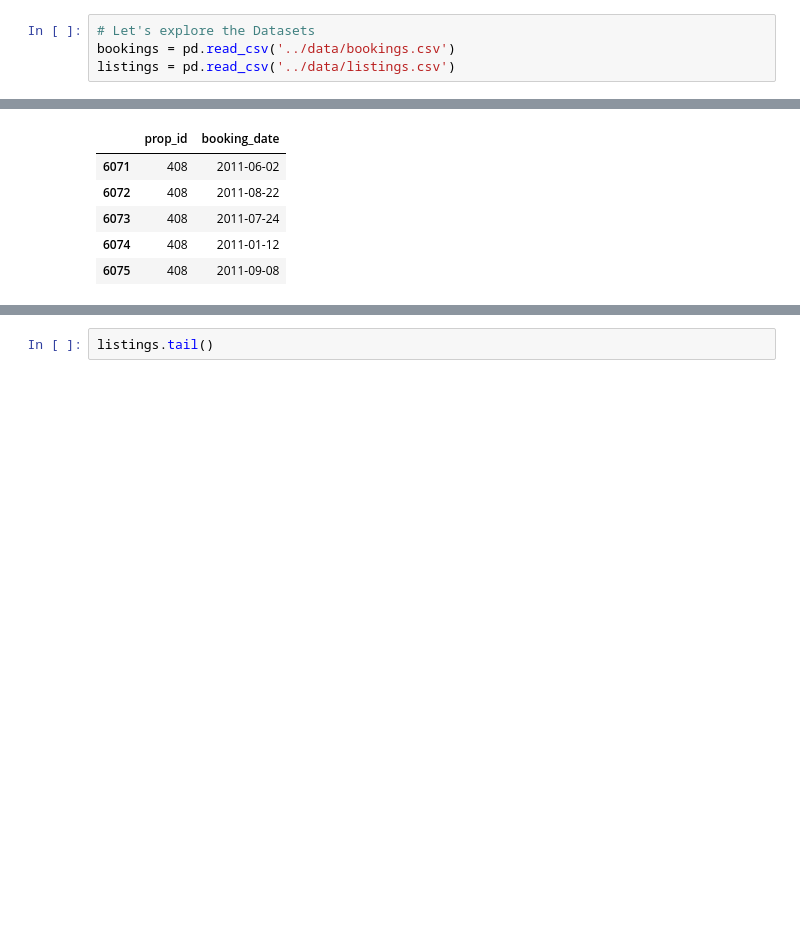
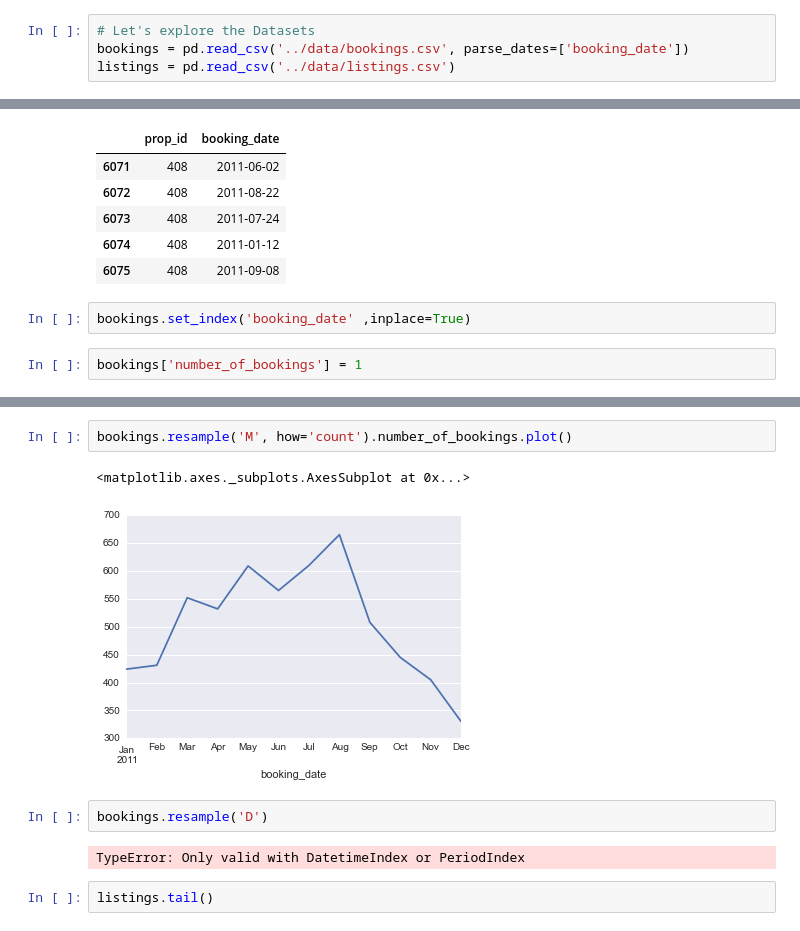
Before and after one commit to jofo45/DAT_SF_11, a Jupyter notebook: homeworks/hw1/hw1_soln.ipynb, the cells around one changed output, grey strips where cells are left out. Saved outputs shown, nothing was run; the diff lists cells and outputs as text; blank space fills up the shorter version.

```diff
--- a/homeworks/hw1/hw1_soln.ipynb
+++ b/homeworks/hw1/hw1_soln.ipynb
@@ -15,7 +19,7 @@ import matplotlib.pyplot as plt
 ###First, create 2 data frames: `listings` and `bookings` from their respective data files
 # %%
 # Let's explore the Datasets
-bookings = pd.read_csv('../data/bookings.csv')
+bookings = pd.read_csv('../data/bookings.csv', parse_dates=['booking_date'])
 listings = pd.read_csv('../data/listings.csv')
 # %%
 bookings.tail()
@@ -26,3 +30,7 @@ bookings.tail()
 | 6073 | 408 | 2011-07-24 |
 | 6074 | 408 | 2011-01-12 |
 | 6075 | 408 | 2011-09-08 |
+# %%
+bookings.set_index('booking_date' ,inplace=True)
+# %%
+bookings['number_of_bookings'] = 1
@@ -29,3 +57,12 @@ bookings.tail()
+# %%
+bookings.resample('M', how='count').number_of_bookings.plot()
+# %% [output]
+<matplotlib.axes._subplots.AxesSubplot at 0x...>
+[figure, added]
+# %%
+bookings.resample('D')
+# %% [output]
+TypeError: Only valid with DatetimeIndex or PeriodIndex
 # %%
 listings.tail()
 # %% [output]
```
Also changed, not shown: parts of 21 cells of this notebook.
